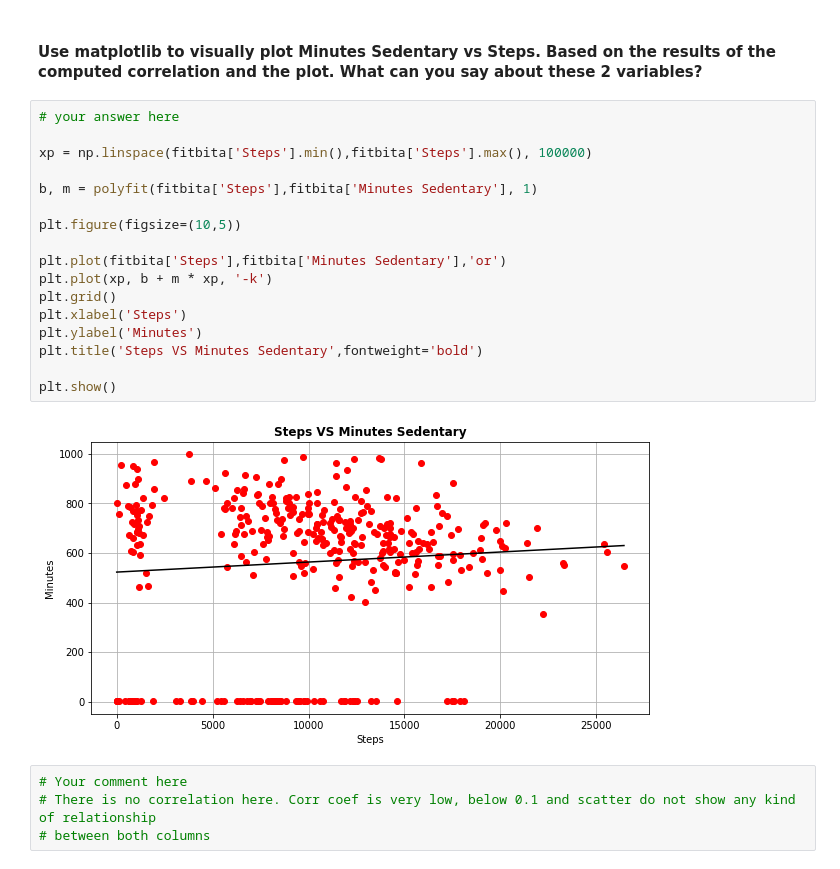
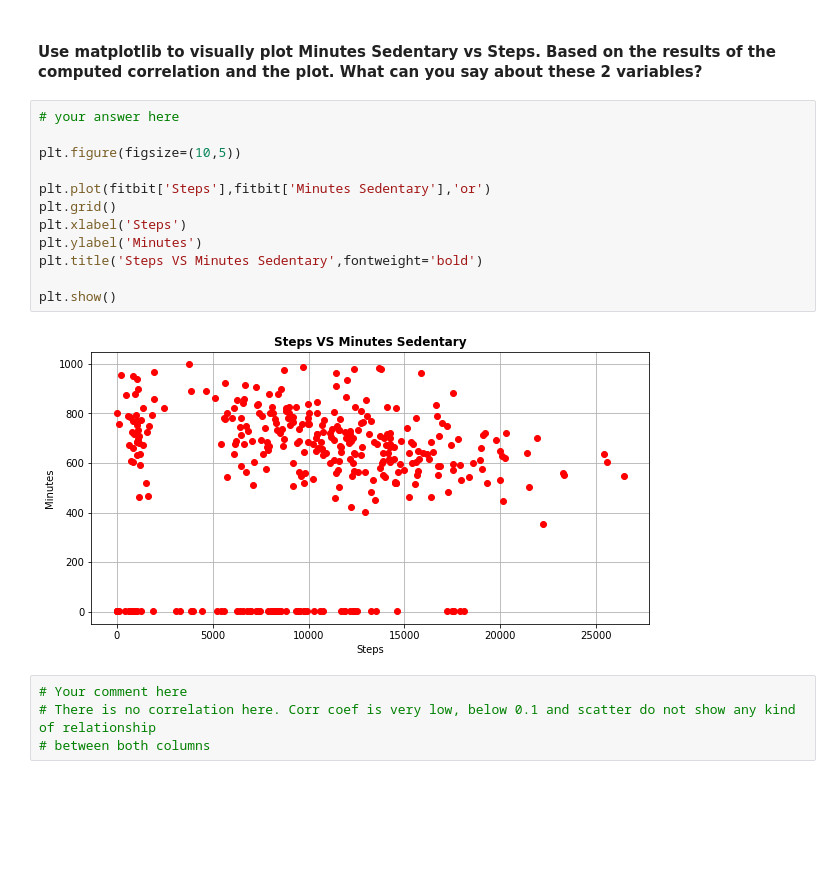
Before and after one commit to ironhack-datalabs/mad-oct-2018, a Jupyter notebook: module-2/lab-pivot-table-and-correlation/your_code/main.ipynb, the cells around one changed output. Saved outputs shown, nothing was run; the diff lists cells and outputs as text; blank space fills up the shorter version.

```diff
--- a/module-2/lab-pivot-table-and-correlation/your_code/main.ipynb
+++ b/module-2/lab-pivot-table-and-correlation/your_code/main.ipynb
@@ -285,22 +275,17 @@ Correlation Coeficient:  0.07690608062990092
 # %%
 # your answer here
 
-xp = np.linspace(fitbita['Steps'].min(),fitbita['Steps'].max(), 100000)
-
-b, m = polyfit(fitbita['Steps'],fitbita['Minutes Sedentary'], 1)
-
 plt.figure(figsize=(10,5))
 
-plt.plot(fitbita['Steps'],fitbita['Minutes Sedentary'],'or')
-plt.plot(xp, b + m * xp, '-k')
+plt.plot(fitbit['Steps'],fitbit['Minutes Sedentary'],'or')
 plt.grid()
 plt.xlabel('Steps')
 plt.ylabel('Minutes')
 plt.title('Steps VS Minutes Sedentary',fontweight='bold')
 
 plt.show()
 # %% [output]
-[figure, old version]
+[figure, new version]
 # %%
 # Your comment here
 # There is no correlation here. Corr coef is very low, below 0.1 and scatter do not show any kind of relationship
```
Also changed, not shown: parts of 5 cells of this notebook.
